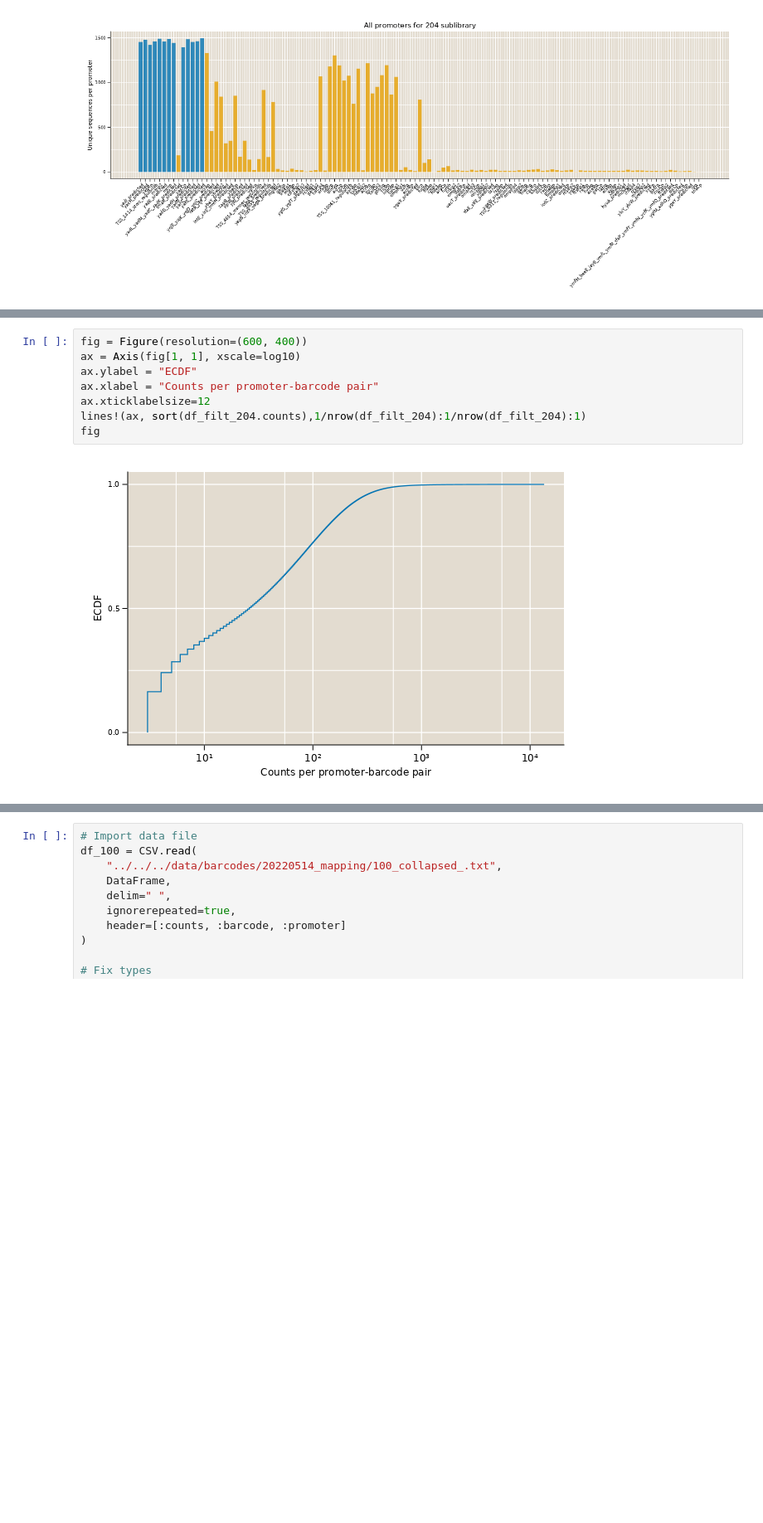
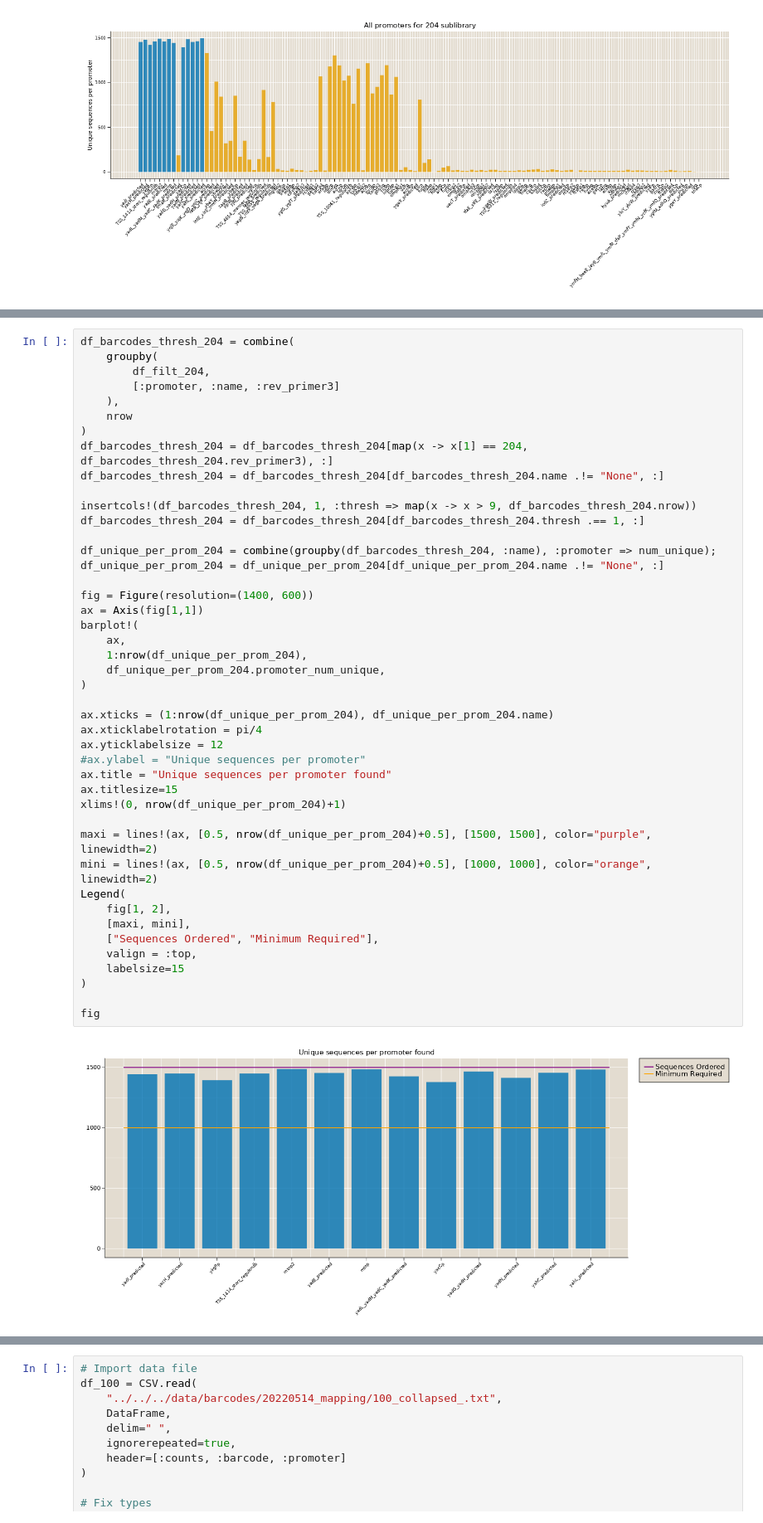
Before and after one commit to RPGroup-PBoC/Reg-Seq-2, a Jupyter notebook: code/processing/20220514_mapping/Mapping_analysis.ipynb, the cells around one changed output, grey strips where cells are left out. Shown at 83% size. Saved outputs shown, nothing was run; the diff lists cells and outputs as text; blank space fills up the shorter version.

```diff
--- a/code/processing/20220514_mapping/Mapping_analysis.ipynb
+++ b/code/processing/20220514_mapping/Mapping_analysis.ipynb
@@ -545,10 +789,46 @@ fig
 # %%
-fig = Figure(resolution=(600, 400))
-ax = Axis(fig[1, 1], xscale=log10)
-ax.ylabel = "ECDF"
-ax.xlabel = "Counts per promoter-barcode pair"
-ax.xticklabelsize=12
-lines!(ax, sort(df_filt_204.counts),1/nrow(df_filt_204):1/nrow(df_filt_204):1)
+df_barcodes_thresh_204 = combine(
+    groupby(
+        df_filt_204,
+        [:promoter, :name, :rev_primer3]
+    ),
+    nrow
+)
+df_barcodes_thresh_204 = df_barcodes_thresh_204[map(x -> x[1] == 204, df_barcodes_thresh_204.rev_primer3), :]
+df_barcodes_thresh_204 = df_barcodes_thresh_204[df_barcodes_thresh_204.name .!= "None", :]
+
+insertcols!(df_barcodes_thresh_204, 1, :thresh => map(x -> x > 9, df_barcodes_thresh_204.nrow))
+df_barcodes_thresh_204 = df_barcodes_thresh_204[df_barcodes_thresh_204.thresh .== 1, :]
+
+df_unique_per_prom_204 = combine(groupby(df_barcodes_thresh_204, :name), :promoter => num_unique);
+df_unique_per_prom_204 = df_unique_per_prom_204[df_unique_per_prom_204.name .!= "None", :]
+
+fig = Figure(resolution=(1400, 600))
+ax = Axis(fig[1,1])
+barplot!(
+    ax,
+    1:nrow(df_unique_per_prom_204),
+    df_unique_per_prom_204.promoter_num_unique,
+)
+
+ax.xticks = (1:nrow(df_unique_per_prom_204), df_unique_per_prom_204.name)
+ax.xticklabelrotation = pi/4
+ax.yticklabelsize = 12
+#ax.ylabel = "Unique sequences per promoter"
+ax.title = "Unique sequences per promoter found"
+ax.titlesize=15
+xlims!(0, nrow(df_unique_per_prom_204)+1)
+
+maxi = lines!(ax, [0.5, nrow(df_unique_per_prom_204)+0.5], [1500, 1500], color="purple", linewidth=2)
+mini = lines!(ax, [0.5, nrow(df_unique_per_prom_204)+0.5], [1000, 1000], color="orange", linewidth=2)
+Legend(
+    fig[1, 2],
+    [maxi, mini],
+    ["Sequences Ordered", "Minimum Required"],
+    valign = :top,
+    labelsize=15
+)
+
 fig
 # %% [output]
-[figure, old version]
+[figure, new version]
```
Also changed, not shown: parts of 75 cells of this notebook, 7 other files.
